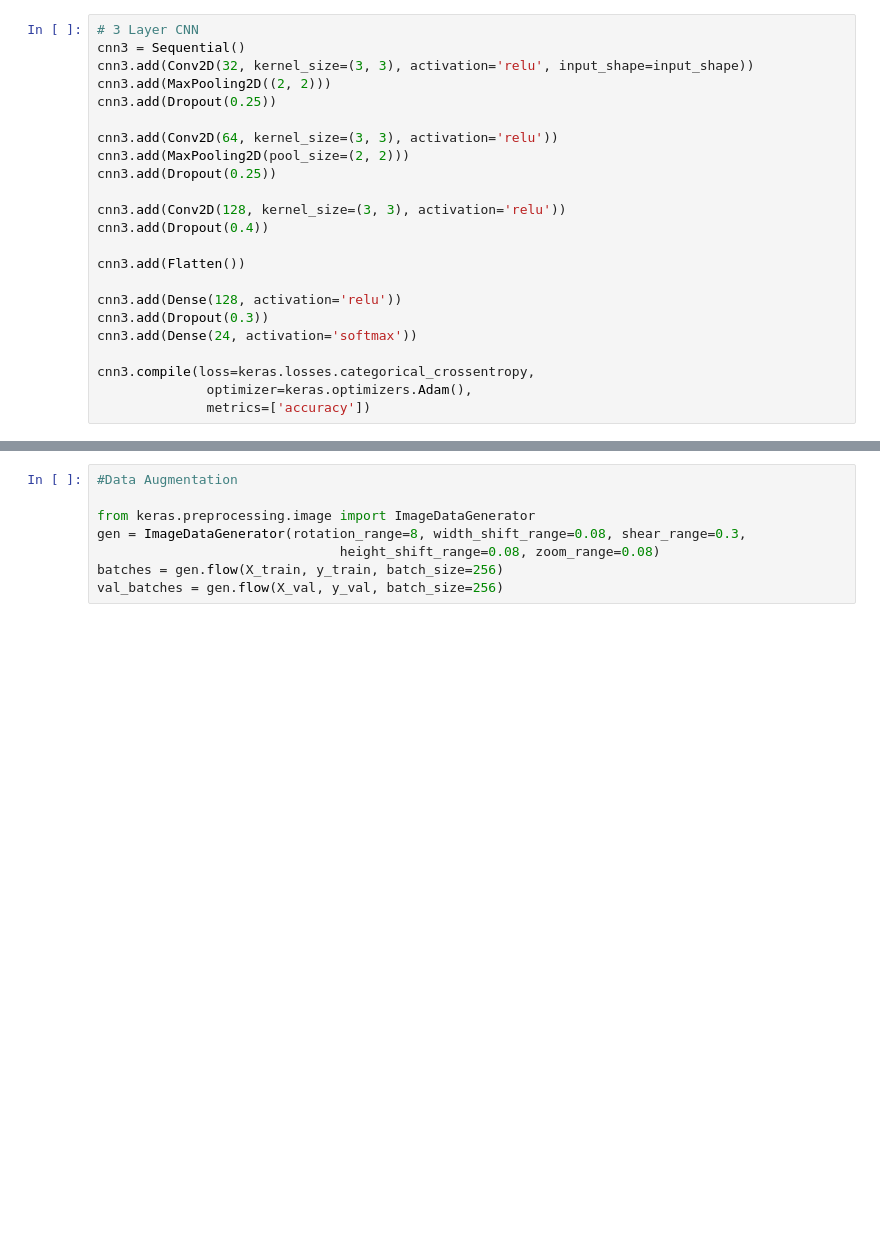
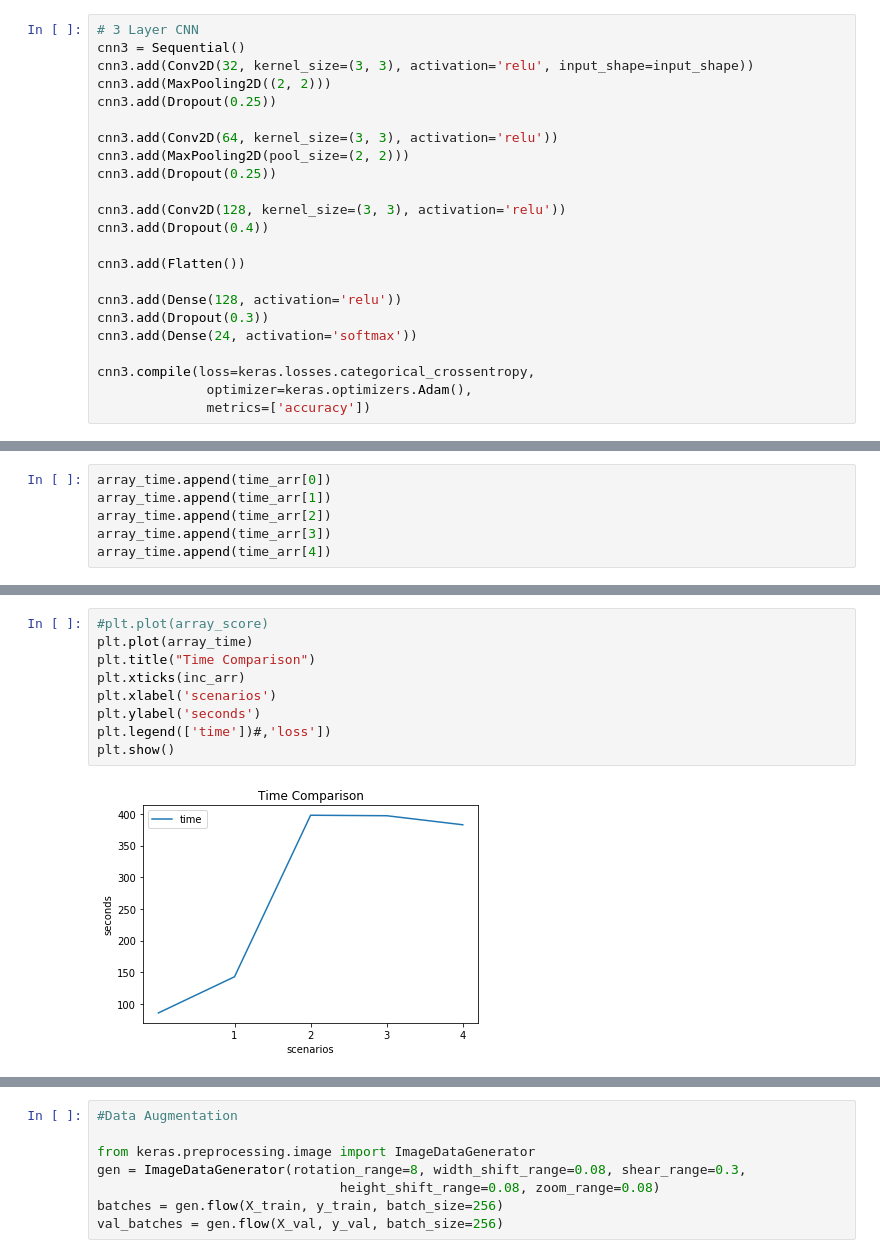
Before and after one commit to MHabiburRahman7/DeepLearningHand, a Jupyter notebook: CNN with 4 scenarios.ipynb, the cells around one changed output, grey strips where cells are left out. Drawn from its saved outputs; the diff is of its cells as text; blank space fills up the shorter version.

```diff
--- a/CNN with 4 scenarios.ipynb
+++ b/CNN with 4 scenarios.ipynb
@@ -302,0 +443,6 @@ Test accuracy: 0.9701617401003904
+# %%
+array_time.append(time_arr[0])
+array_time.append(time_arr[1])
+array_time.append(time_arr[2])
+array_time.append(time_arr[3])
+array_time.append(time_arr[4])
@@ -302,0 +478,11 @@ Test accuracy: 0.9701617401003904
+# %%
+#plt.plot(array_score)
+plt.plot(array_time)
+plt.title("Time Comparison")
+plt.xticks(inc_arr)
+plt.xlabel('scenarios')
+plt.ylabel('seconds')
+plt.legend(['time'])#,'loss'])
+plt.show()
+# %% [output]
+[figure, added]
```
Also changed, not shown: parts of 32 cells of this notebook.
